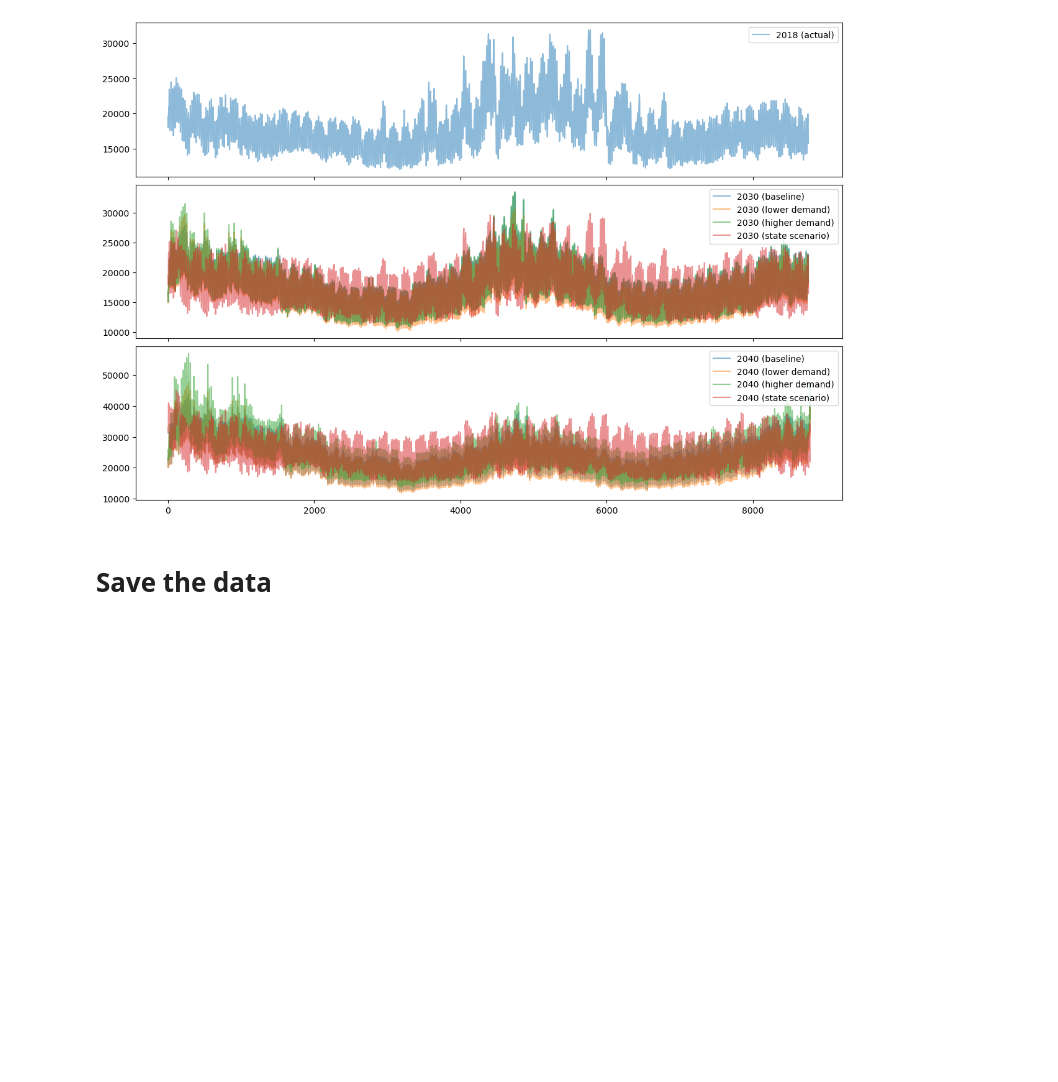
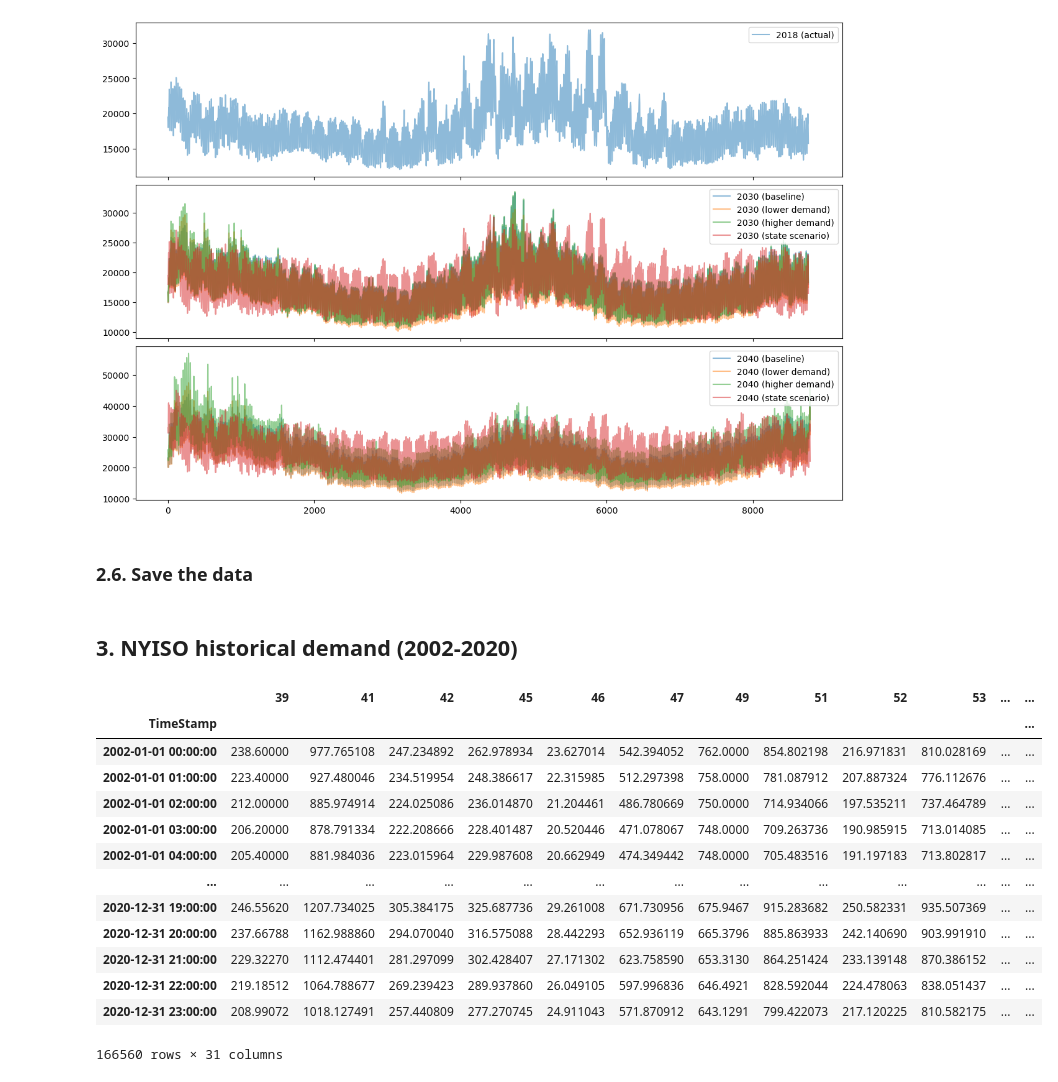
Before and after one commit to boyuan276/NYgrid-python, a Jupyter notebook: examples/write_load_profiles_from_NYISO_outlook.ipynb, the cells around one changed output. Saved outputs shown, nothing was run; the diff lists cells and outputs as text; code cells hidden in the pictures; blank space fills up the shorter version.

```diff
--- a/examples/write_load_profiles_from_NYISO_outlook.ipynb
+++ b/examples/write_load_profiles_from_NYISO_outlook.ipynb
@@ -192,7 +178,7 @@ plt.show()
 # %% [output]
 [figure]
 # %% [markdown]
-# Save the data
+### 2.6. Save the data
 # %%
 output_dir = '/mnt/Bo_HDD/NYgrid-python/data/load/nyiso_2023-2042_outlook'
 os.makedirs(output_dir, exist_ok=True)
@@ -208 +200,3 @@ bus_load_state_scenario_2040.to_csv(f'{output_dir}/bus_load_state_scenario_2040.
+# %% [markdown]
+## 3. NYISO historical demand (2002-2020)
 # %%
@@ -218,0 +209,19 @@ bus_load_state_scenario_2040.to_csv(f'{output_dir}/bus_load_state_scenario_2040.
+# %%
+# Distribute load to buses
+sample_hour_load = ng_prep.add_load_weighted(zonal_demand, bus_info=bus_info)
+sample_hour_load
+# %% [output]
+|  | 39 | 41 | 42 | 45 | 46 | 47 | 49 | 51 | 52 | 53 | ... | ... |
+| TimeStamp |  |  |  |  |  |  |  |  |  |  |  | ... |
+| 2002-01-01 00:00:00 | 238.60000 | 977.765108 | 247.234892 | 262.978934 | 23.627014 | 542.394052 | 762.0000 | 854.802198 | 216.971831 | 810.028169 | ... | ... |
+| 2002-01-01 01:00:00 | 223.40000 | 927.480046 | 234.519954 | 248.386617 | 22.315985 | 512.297398 | 758.0000 | 781.087912 | 207.887324 | 776.112676 | ... | ... |
+| 2002-01-01 02:00:00 | 212.00000 | 885.974914 | 224.025086 | 236.014870 | 21.204461 | 486.780669 | 750.0000 | 714.934066 | 197.535211 | 737.464789 | ... | ... |
+| 2002-01-01 03:00:00 | 206.20000 | 878.791334 | 222.208666 | 228.401487 | 20.520446 | 471.078067 | 748.0000 | 709.263736 | 190.985915 | 713.014085 | ... | ... |
+| 2002-01-01 04:00:00 | 205.40000 | 881.984036 | 223.015964 | 229.987608 | 20.662949 | 474.349442 | 748.0000 | 705.483516 | 191.197183 | 713.802817 | ... | ... |
+| ... | ... | ... | ... | ... | ... | ... | ... | ... | ... | ... | ... | ... |
+| 2020-12-31 19:00:00 | 246.55620 | 1207.734025 | 305.384175 | 325.687736 | 29.261008 | 671.730956 | 675.9467 | 915.283682 | 250.582331 | 935.507369 | ... | ... |
+| 2020-12-31 20:00:00 | 237.66788 | 1162.988860 | 294.070040 | 316.575088 | 28.442293 | 652.936119 | 665.3796 | 885.863933 | 242.140690 | 903.991910 | ... | ... |
+| 2020-12-31 21:00:00 | 229.32270 | 1112.474401 | 281.297099 | 302.428407 | 27.171302 | 623.758590 | 653.3130 | 864.251424 | 233.139148 | 870.386152 | ... | ... |
+| 2020-12-31 22:00:00 | 219.18512 | 1064.788677 | 269.239423 | 289.937860 | 26.049105 | 597.996836 | 646.4921 | 828.592044 | 224.478063 | 838.051437 | ... | ... |
+| 2020-12-31 23:00:00 | 208.99072 | 1018.127491 | 257.440809 | 277.270745 | 24.911043 | 571.870912 | 643.1291 | 799.422073 | 217.120225 | 810.582175 | ... | ... |
+166560 rows × 31 columns
```
Also changed, not shown: parts of 14 cells of this notebook, 2 other files.
